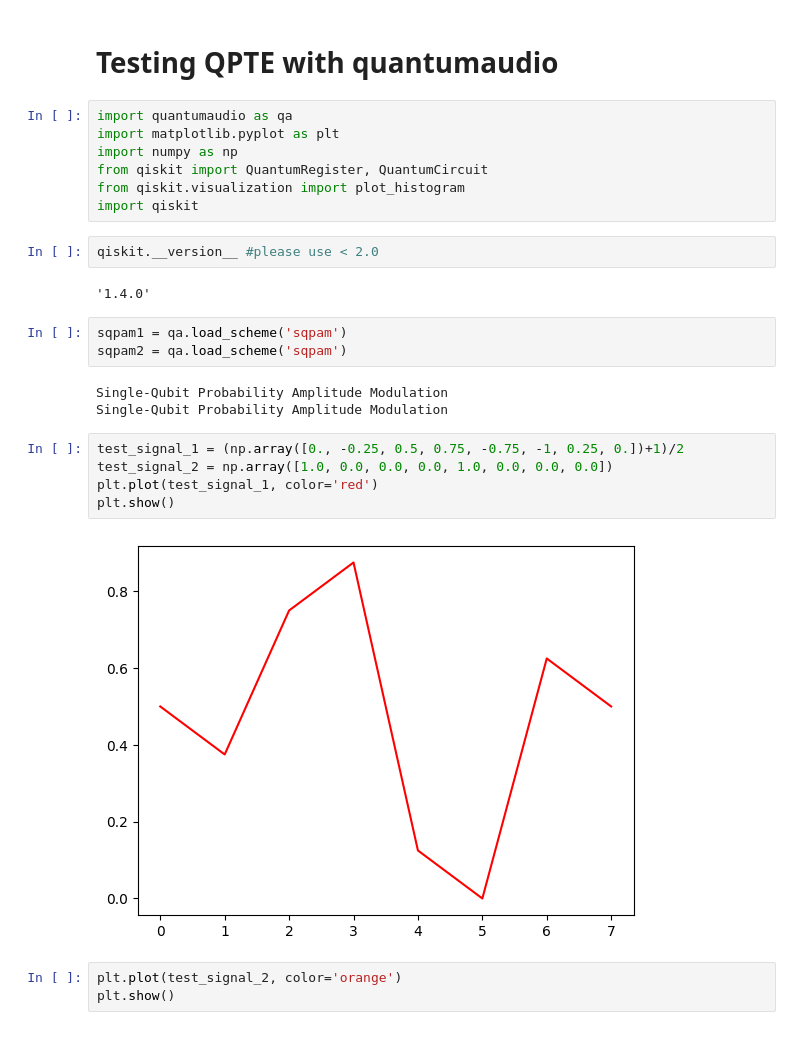
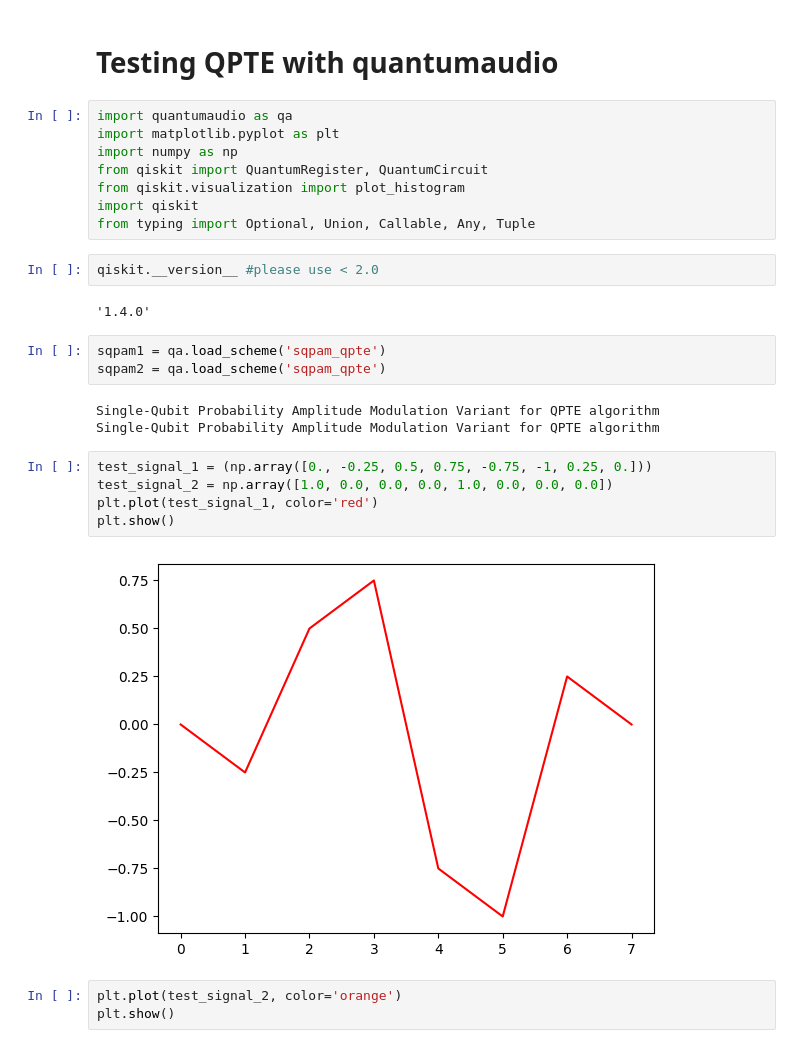
Before and after one commit to cyi-quest/qpte, a Jupyter notebook: QPTE_p_quantumaudio.ipynb, the cells around one changed output. Drawn from its saved outputs; the diff is of its cells as text.

```diff
--- a/QPTE_p_quantumaudio.ipynb
+++ b/QPTE_p_quantumaudio.ipynb
@@ -7,23 +7,24 @@ import numpy as np
 from qiskit import QuantumRegister, QuantumCircuit
 from qiskit.visualization import plot_histogram
 import qiskit
+from typing import Optional, Union, Callable, Any, Tuple
 # %%
 qiskit.__version__ #please use < 2.0
 # %% [output]
 '1.4.0'
 # %%
-sqpam1 = qa.load_scheme('sqpam')
-sqpam2 = qa.load_scheme('sqpam')
+sqpam1 = qa.load_scheme('sqpam_qpte')
+sqpam2 = qa.load_scheme('sqpam_qpte')
 # %% [output]
-Single-Qubit Probability Amplitude Modulation
-Single-Qubit Probability Amplitude Modulation
+Single-Qubit Probability Amplitude Modulation Variant for QPTE algorithm
+Single-Qubit Probability Amplitude Modulation Variant for QPTE algorithm
 # %%
-test_signal_1 = (np.array([0., -0.25, 0.5, 0.75, -0.75, -1, 0.25, 0.])+1)/2
+test_signal_1 = (np.array([0., -0.25, 0.5, 0.75, -0.75, -1, 0.25, 0.]))
 test_signal_2 = np.array([1.0, 0.0, 0.0, 0.0, 1.0, 0.0, 0.0, 0.0])
 plt.plot(test_signal_1, color='red')
 plt.show()
 # %% [output]
-[figure, old version]
+[figure, new version]
 # %%
 plt.plot(test_signal_2, color='orange')
 plt.show()
```
Also changed, not shown: parts of 13 cells of this notebook.
